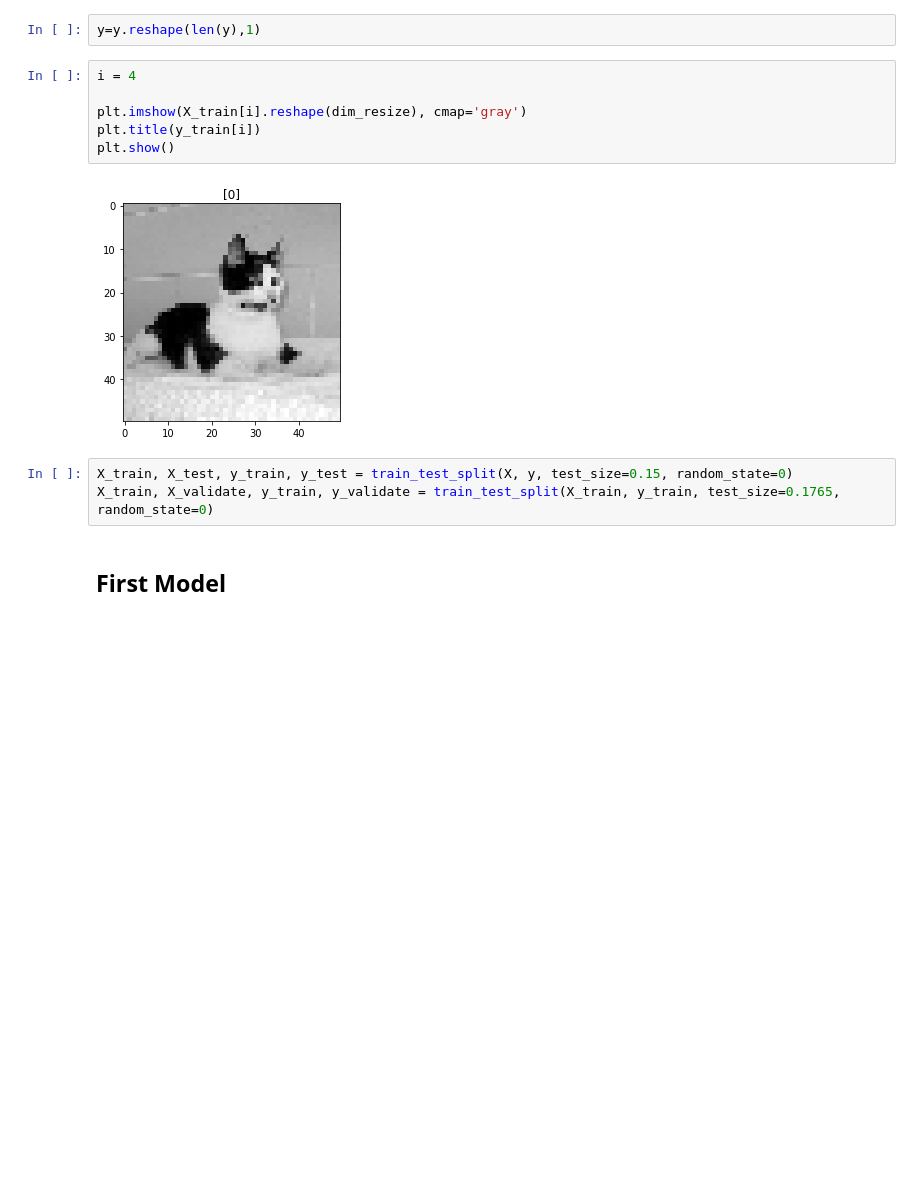
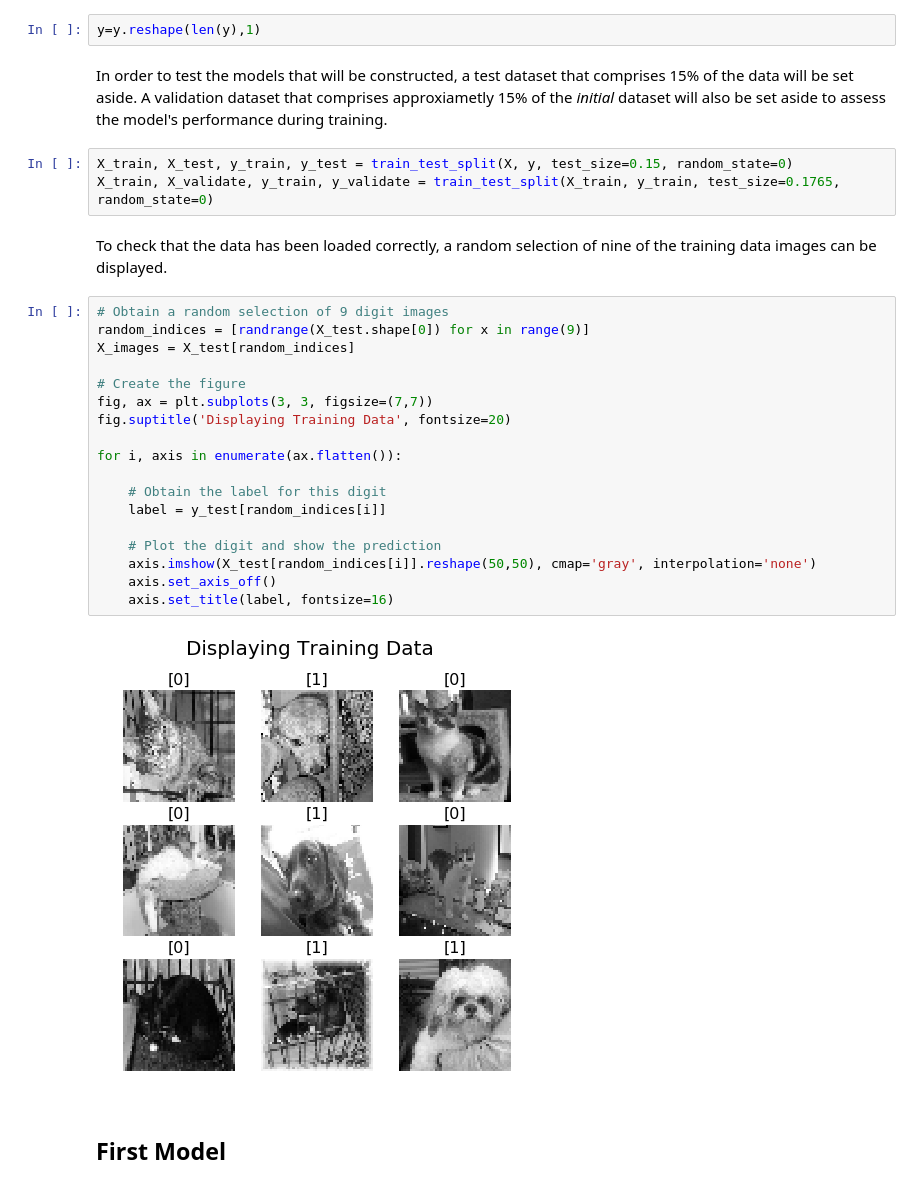
Before and after one commit to dmbentley/cats-vs-dogs, a Jupyter notebook: cats-vs-dogs.ipynb, the cells around one changed output. Cells and saved outputs as stored; diff of their text form; blank space fills up the shorter version.

```diff
--- a/cats-vs-dogs.ipynb
+++ b/cats-vs-dogs.ipynb
@@ -109,15 +108,31 @@ X.shape
 # %%
 y=y.reshape(len(y),1)
-# %%
-i = 4
-
-plt.imshow(X_train[i].reshape(dim_resize), cmap='gray')
-plt.title(y_train[i])
-plt.show()
-# %% [output]
-[figure, removed]
+# %% [markdown]
+In order to test the models that will be constructed, a test dataset that comprises 15% of the data will be set aside. A validation dataset that comprises approxiametly 15% of the *initial* dataset will also be set aside to assess the model's performance during training.
 # %%
 X_train, X_test, y_train, y_test = train_test_split(X, y, test_size=0.15, random_state=0)
 X_train, X_validate, y_train, y_validate = train_test_split(X_train, y_train, test_size=0.1765, random_state=0)
+# %% [markdown]
+To check that the data has been loaded correctly, a random selection of nine of the training data images can be displayed.
+# %%
+# Obtain a random selection of 9 digit images
+random_indices = [randrange(X_test.shape[0]) for x in range(9)]
+X_images = X_test[random_indices]
+
+# Create the figure
+fig, ax = plt.subplots(3, 3, figsize=(7,7))
+fig.suptitle('Displaying Training Data', fontsize=20)
+
+for i, axis in enumerate(ax.flatten()):
+
+    # Obtain the label for this digit
+    label = y_test[random_indices[i]]
+
+    # Plot the digit and show the prediction
+    axis.imshow(X_test[random_indices[i]].reshape(50,50), cmap='gray', interpolation='none')
+    axis.set_axis_off()
+    axis.set_title(label, fontsize=16)
+# %% [output]
+[figure, added]
 # %% [markdown]
 ## First Model
```
Also changed, not shown: parts of 48 cells of this notebook.
